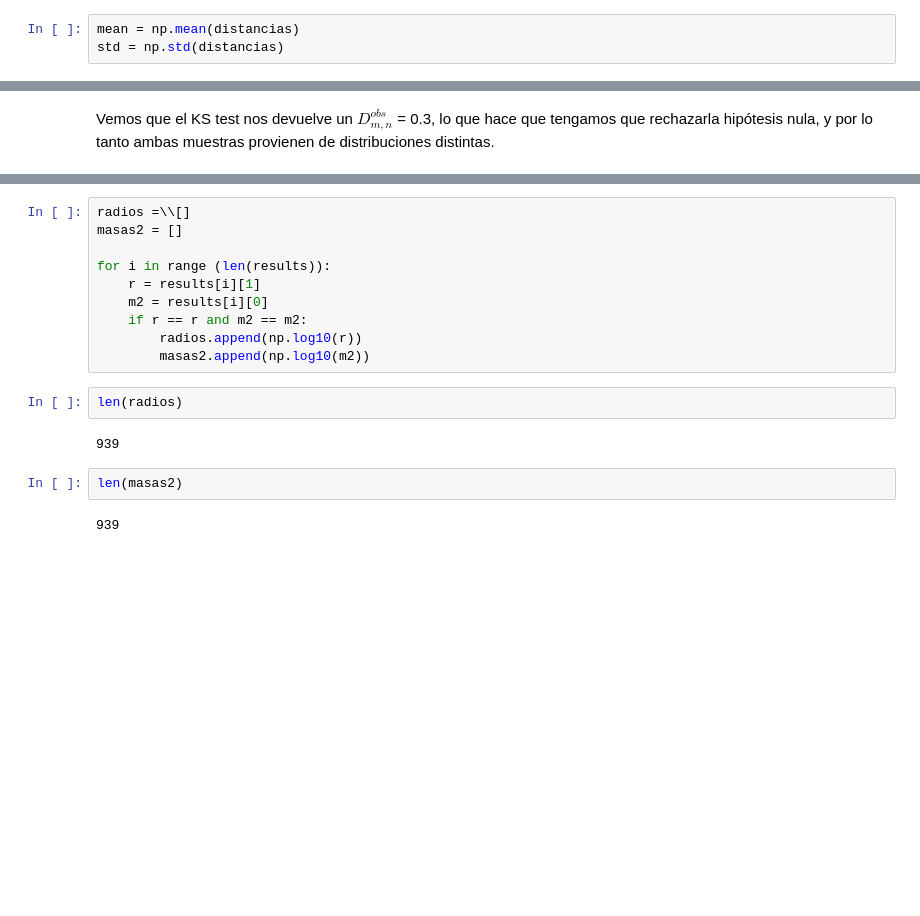
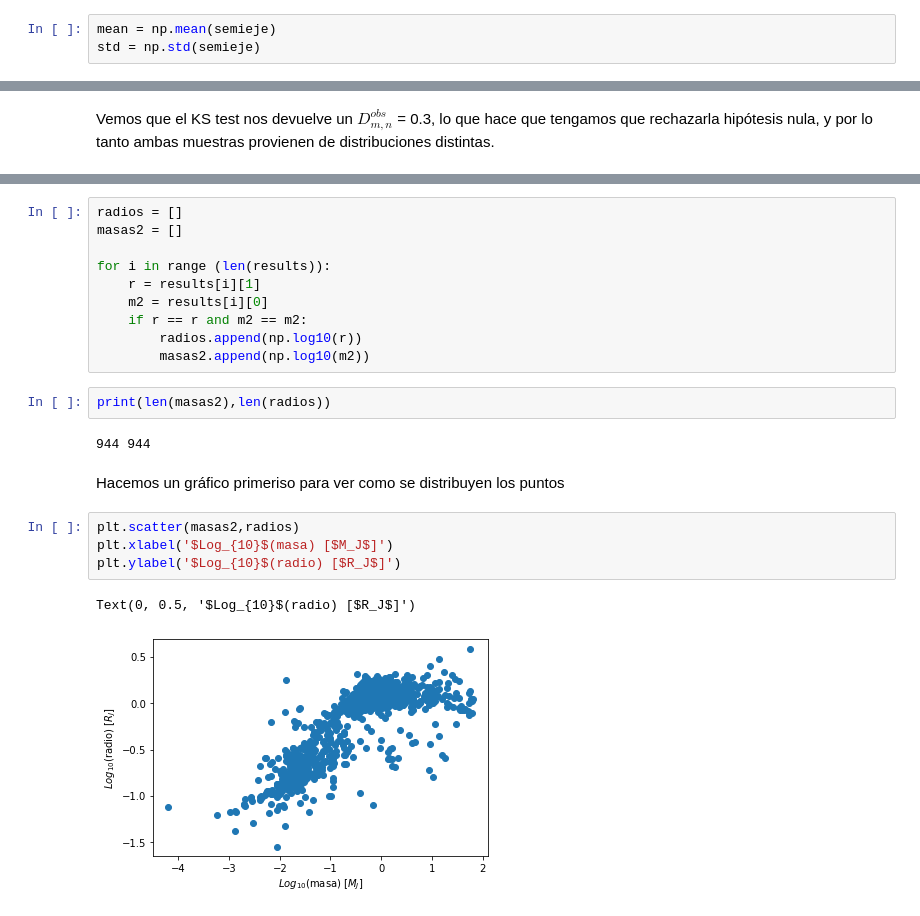
Before and after one commit to czuloaga/Astrometr-a-guia-3, a Jupyter notebook: Práctico 3 - Uso de Bases de Datos Astronómicas.ipynb, the cells around one changed output, grey strips where cells are left out. Cells and saved outputs as stored; diff of their text form; blank space fills up the shorter version.

```diff
--- a/Práctico 3 - Uso de Bases de Datos Astronómicas.ipynb
+++ b/Práctico 3 - Uso de Bases de Datos Astronómicas.ipynb
@@ -160,8 +160,8 @@ array([-2.58004425, -2.23563204, -1.89121982, -1.54680761, -1.20239539,
 # %% [markdown]
 Para generar la muestra de variables normales, usamos como parámetros la media y la desviación estandar del histograma
 # %%
-mean = np.mean(distancias)
-std = np.std(distancias)
+mean = np.mean(semieje)
+std = np.std(semieje)
 # %%
 v_norm = []
 for i in range(len(a[1])):
@@ -224,5 +228,5 @@ Vemos que el KS test nos devuelve un $D_{m,n}^{obs}$ = 0.3, lo que hace que  ten
 # %%
-radios =\\[]
+radios = []
 masas2 = []
 
 for i in range (len(results)):
@@ -231,11 +235,16 @@ for i in range (len(results)):
     if r == r and m2 == m2:
         radios.append(np.log10(r))
         masas2.append(np.log10(m2))
-# %%
-len(radios)
-# %% [output]
-939
-# %%
-len(masas2)
-# %% [output]
-939
+# %%
+print(len(masas2),len(radios))
+# %% [output]
+944 944
+# %% [markdown]
+Hacemos un gráfico primeriso para ver como se distribuyen los puntos
+# %%
+plt.scatter(masas2,radios)
+plt.xlabel('$Log_{10}$(masa) [$M_J$]')
+plt.ylabel('$Log_{10}$(radio) [$R_J$]')
+# %% [output]
+Text(0, 0.5, '$Log_{10}$(radio) [$R_J$]')
+[figure, added]
```
Also changed, not shown: parts of 30 cells of this notebook.
